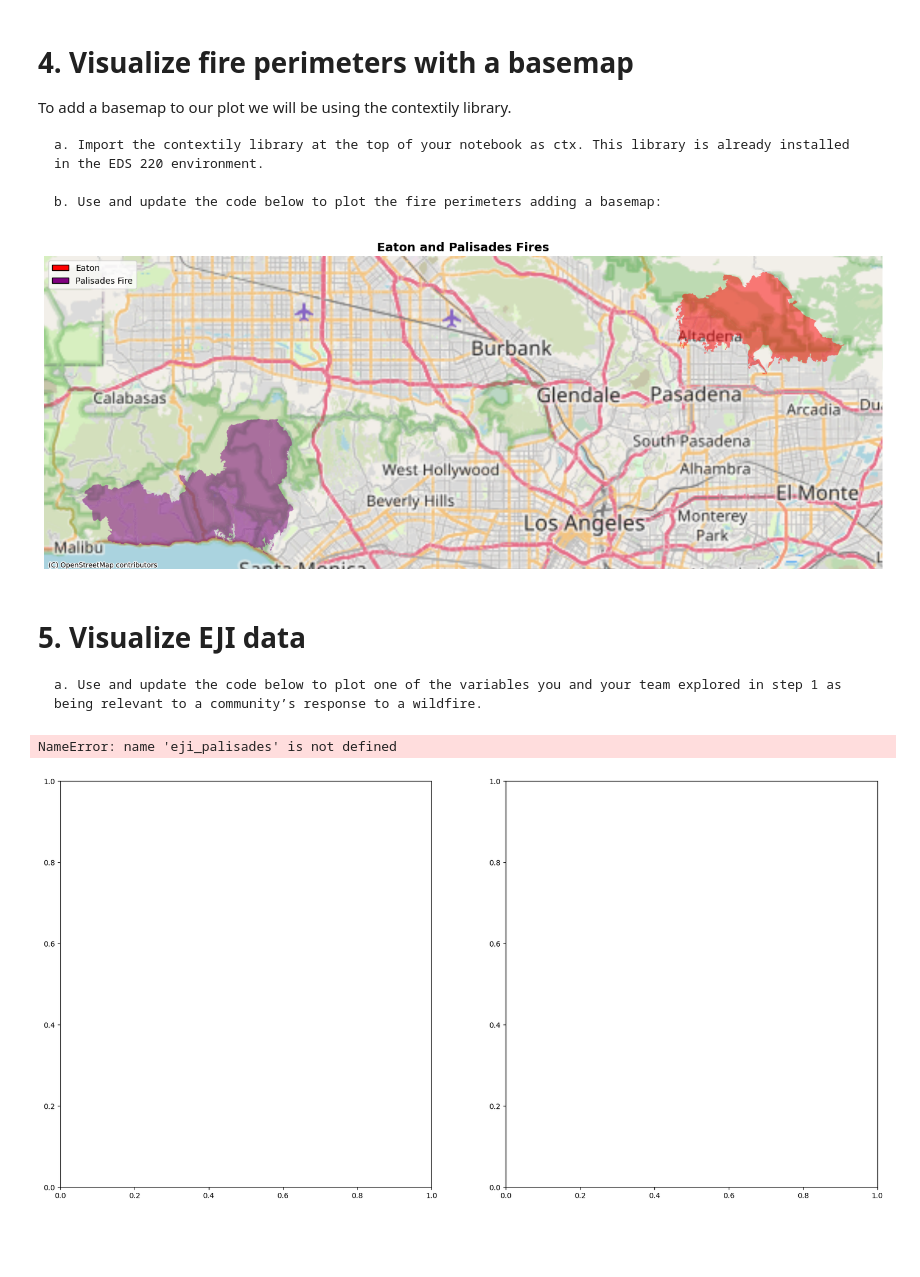
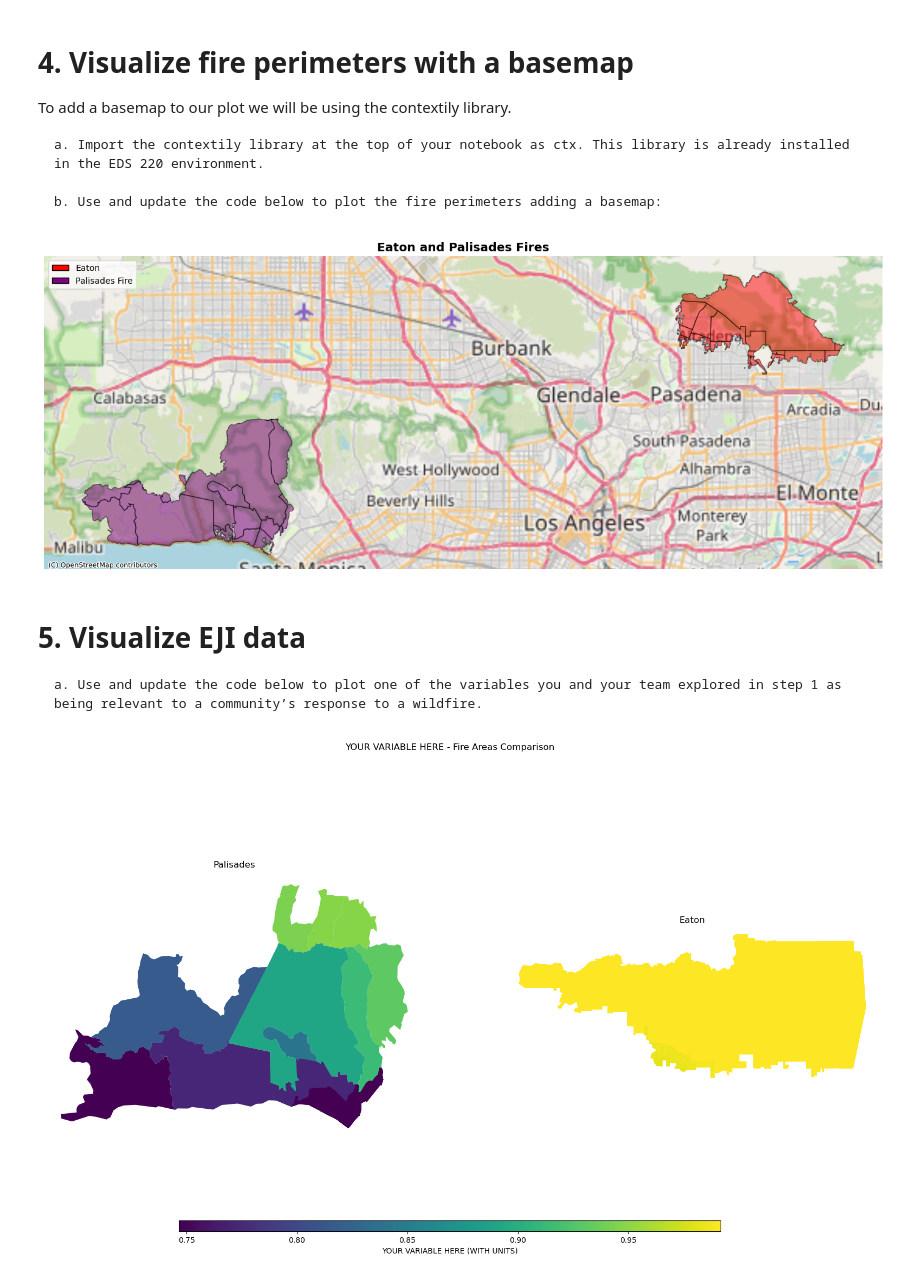
Before and after one commit to IIDonaji/eds220-hwk4, a Jupyter notebook: section8-social-dimensions.ipynb, the cells around one changed output. Drawn from its saved outputs; the diff is of its cells as text; code cells hidden in the pictures; blank space fills up the shorter version.

```diff
--- a/section8-social-dimensions.ipynb
+++ b/section8-social-dimensions.ipynb
@@ -12,7 +12,7 @@ import matplotlib.patches as mpatches
 import geopandas as gpd
 import contextily as ctx
 # %%
-cali = gpd.read_file(os.path.join("data/EJI_2024_California/EJI_2024_California.gdb"))
+cali_eji = gpd.read_file(os.path.join("data/EJI_2024_California/EJI_2024_California.gdb"))
 # Eaton and Palisades fire parmeters
 eaton = gpd.read_file(os.path.join("data/eaton_perimeter/Eaton_Perimeter_20250121.shp"))
 
@@ -156,8 +210,8 @@ To add a basemap to our plot we will be using the contextily library.
 fig, ax = plt.subplots(1, 1, figsize=(14, 12))
 
 # ADD FIRE PERIMETERS: UPDATE FILL TRANSPARENCY AND COLOR
-eaton_clip.plot(ax=ax, alpha = 0.5, color = "red")
-pali_clip.plot(ax =ax, alpha = 0.5, color = "purple")
+eaton_clip.plot(ax=ax, alpha = 0.5, edgecolor = "black", color = "red")
+pali_clip.plot(ax =ax, alpha = 0.5, edgecolor = "black", color = "purple")
 
 # ADD LEGEND OR ANNOTATION TO IDENTIFY EACH FIRE
 # add Legend
@@ -174,7 +228,7 @@ plt.tight_layout()
 ctx.add_basemap(ax, source=ctx.providers.OpenStreetMap.Mapnik)
 plt.show()
 # %% [output]
-[figure, old version]
+[figure, new version]
 # %% [markdown]
 # 5. Visualize EJI data
     a. Use and update the code below to plot one of the variables you and your team explored in step 1 as being relevant to a community’s response to a wildfire.
@@ -182,44 +236,43 @@ plt.show()
 fig, (ax1, ax2) = plt.subplots(1, 2, figsize=(20, 10))
 
 # UPDATE WITH YOU EJI VARIABLE FROM STEP 1
-eji_variable = ''
+eji_variable = 'EPL_OZONE'
 
 # Find common min/max for legend range
-vmin = min(palisadesjoin[cali].min(), eatonjoin[cali].min())
-vmax = max(palisadesjoin[cali].max(), eatonjoin[cali].max())
+vmin = min(palisadesjoin[eji_variable].min(), eatonjoin[eji_variable].min())
+vmax = max(palisadesjoin[eji_variable].max(), eatonjoin[eji_variable].max())
 
 # Plot census tracts within Palisades perimeter
-census_within_palisades.plot(
+palisadesjoin.plot(
     column= eji_variable,
     vmin=vmin, vmax=vmax,
     legend=False,
     ax=ax1,
 )
-ax1.set_title('UPDATE TITLE')
+ax1.set_title('Palisades')
 ax1.axis('off')
 
 # Plot census tracts within Eaton perimeter
-census_within_eaton.plot(
+eatonjoin.plot(
     column=eji_variable,
     vmin=vmin, vmax=vmax,
     legend=False,
     ax=ax2,
 )
-ax2.set_title('UPDATE TITLE')
+ax2.set_title('Eaton')
 ax2.axis('off')
 
 # Add overall title
 fig.suptitle('YOUR VARIABLE HERE - Fire Areas Comparison')
 
 # Add shared colorbar at the bottom
 sm = plt.cm.ScalarMappable( norm=plt.Normalize(vmin=vmin, vmax=vmax))
 cbar_ax = fig.add_axes([0.25, 0.08, 0.5, 0.02])  # [left, bottom, width, height]
 cbar = fig.colorbar(sm, cax=cbar_ax, orientation='horizontal')
 cbar.set_label('YOUR VARIABLE HERE (WITH UNITS)')
 
 plt.show()
 # %% [output]
-NameError: name 'eji_palisades' is not defined
-[figure, old version]
+[figure, new version]
 # %% [markdown]
 With your team, write a short paragraph discussing how or whether this variable is distributed differently across the two fire perimeters. What kind of implications could this have in terms of wildifre relief?
```
Also changed, not shown: parts of 19 cells of this notebook, 2 other files.
